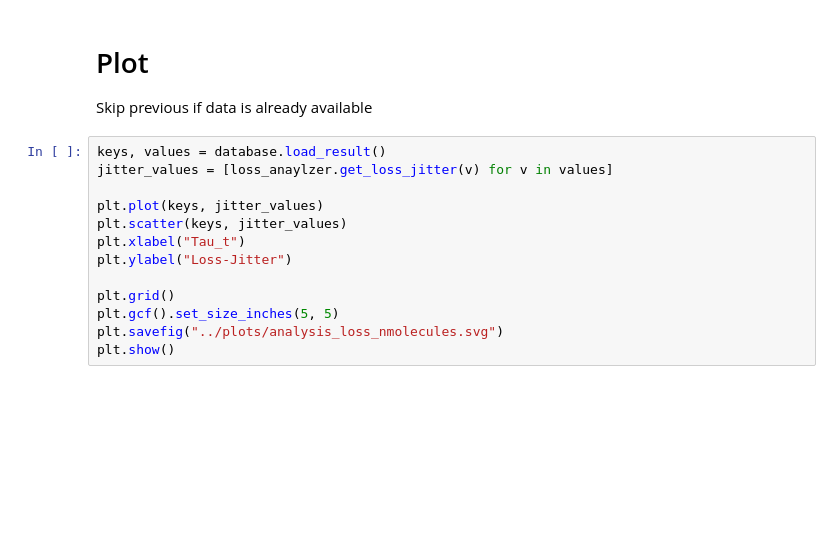
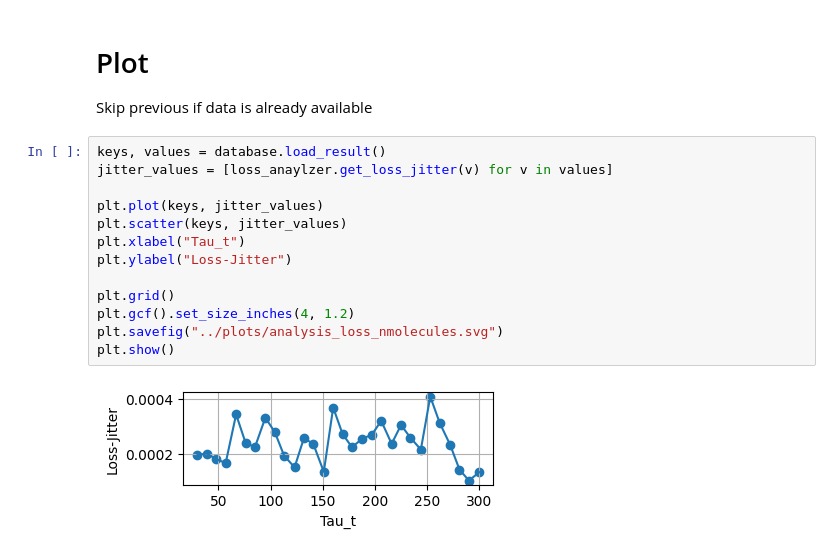
Before and after one commit to florian-n/idp-public, a Jupyter notebook: notebooks/analysis_loss_taut.ipynb, the cells around one changed output. Saved outputs shown, nothing was run; the diff lists cells and outputs as text; blank space fills up the shorter version.

```diff
--- a/notebooks/analysis_loss_taut.ipynb
+++ b/notebooks/analysis_loss_taut.ipynb
@@ -70,13 +70,15 @@ Skip previous if data is already available
 # %%
 keys, values = database.load_result()
 jitter_values = [loss_anaylzer.get_loss_jitter(v) for v in values]
 
 plt.plot(keys, jitter_values)
 plt.scatter(keys, jitter_values)
 plt.xlabel("Tau_t")
 plt.ylabel("Loss-Jitter")
 
 plt.grid()
-plt.gcf().set_size_inches(5, 5)
+plt.gcf().set_size_inches(4, 1.2)
 plt.savefig("../plots/analysis_loss_nmolecules.svg")
 plt.show()
+# %% [output]
+[figure, added]
```
Also changed, not shown: parts of 1 cell of this notebook, 22 other files.
